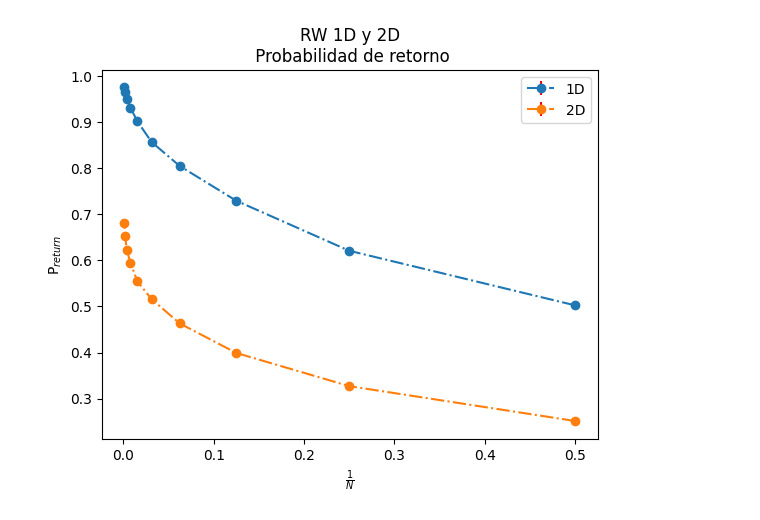
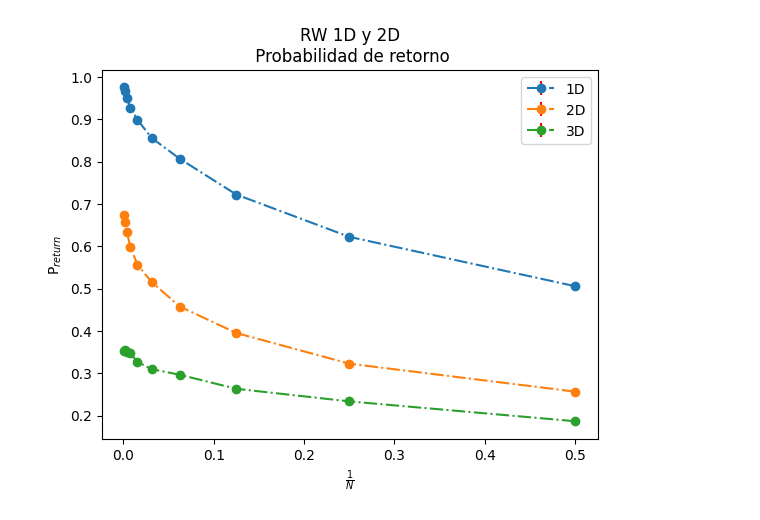
Before and after one commit to SoyAgustin/QF-Path-Integral, a Jupyter notebook: Notebooks_Py/caminante.ipynb, the cells around one changed output. Cells and saved outputs as stored; diff of their text form; code cells hidden in the pictures.

Commit message:
Simulacion exitosa para caminante n dimensional, grafica de 3D en notebook

```diff
--- a/Notebooks_Py/caminante.ipynb
+++ b/Notebooks_Py/caminante.ipynb
@@ -3,16 +3,19 @@ import pandas as pd
 import numpy as np
 import matplotlib.pyplot as plt
 # %%
-df1 = pd.read_csv("Datos/caminante_1d.csv",sep=",")
-df2 = pd.read_csv("Datos/caminante_2d.csv",sep=",")
+df1 = pd.read_csv("Datos/caminante_1d.csv")
+df2 = pd.read_csv("Datos/caminante_2d.csv")
+df3 = pd.read_csv("Datos/caminante_3d.csv")
 
 plt.errorbar(1/df1['n_max'],df1['prob'],yerr=df1["error"],marker="o",ls="-.",ecolor="red",label="1D")
 plt.errorbar(1/df2['n_max'],df2['prob'],yerr=df2["error"],marker="o",ls="-.",ecolor="red",label="2D")
+plt.errorbar(1/df3['n_max'],df3['prob'],yerr=df3["error"],marker="o",ls="-.",ecolor="red",label="3D")
+
 plt.title("RW 1D y 2D\n Probabilidad de retorno")
 plt.xlabel('$\\frac{1}{N}$')
 #plt.xscale("log")
 plt.ylabel('P$_{return}$')
 plt.legend()
 plt.show()
 # %% [output]
-[figure, old version]
+[figure, new version]
```
Also changed, not shown: 4 other files.
